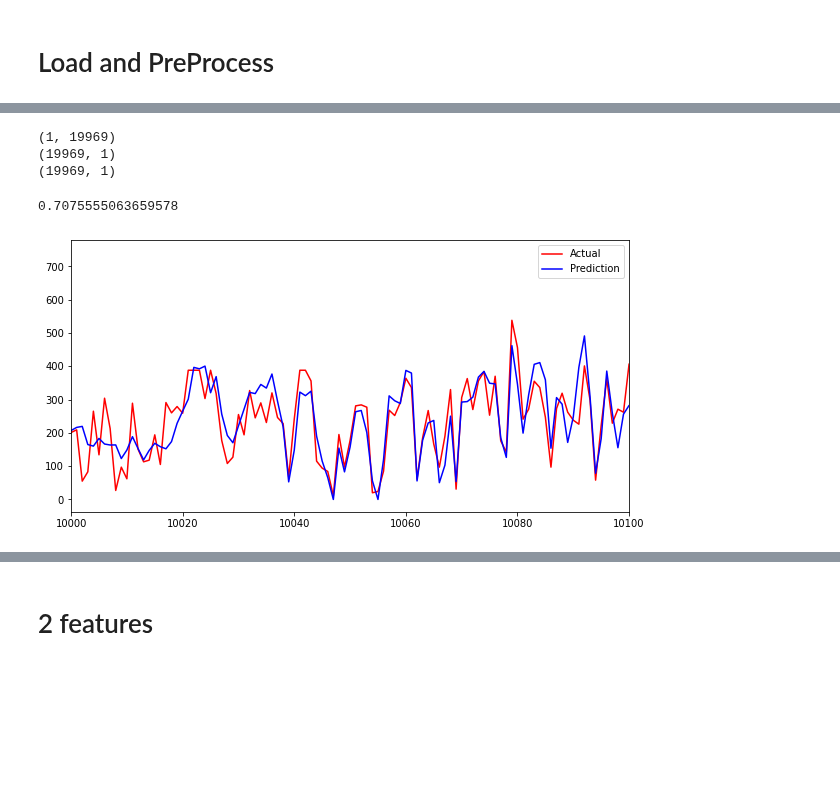
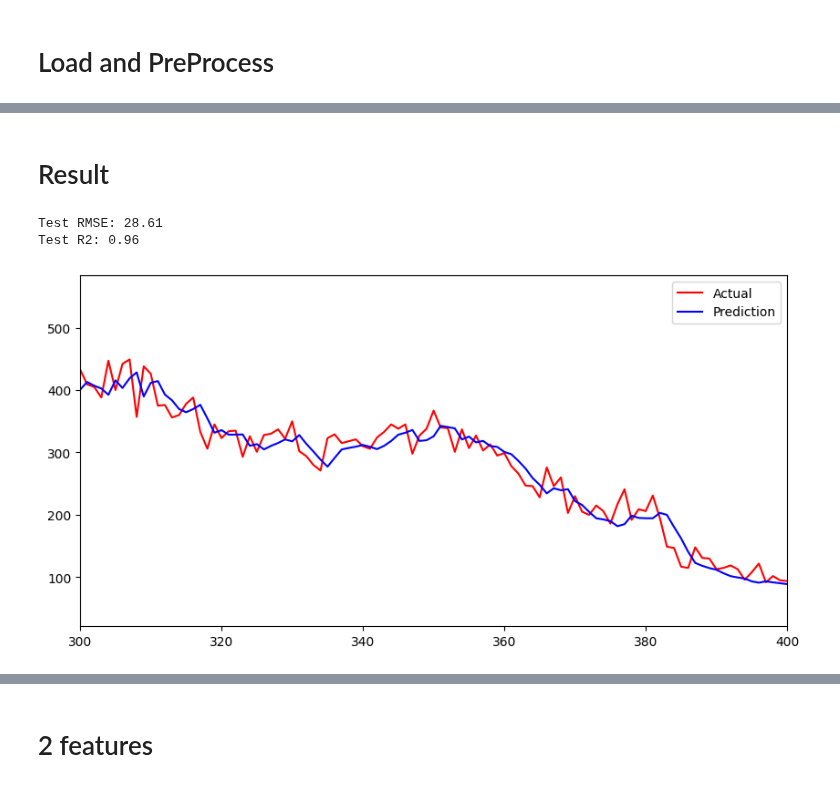
Before and after one commit to fredrikkortet/mt-hh, a Jupyter notebook: LSTM.ipynb, the cells around one changed output, grey strips where cells are left out. Drawn from its saved outputs; the diff is of its cells as text; code cells hidden in the pictures; blank space fills up the shorter version.

Commit message:
LSTM and GRU
model was changed and modified to be more slick

```diff
--- a/LSTM.ipynb
+++ b/LSTM.ipynb
@@ -48,0 +29,3 @@ new_set.head()
+# %%
+dataOG = get_data(1,2)
+print(dataOG.shape)
@@ -93,0 +65,11 @@ model = tf.keras.Sequential([
+# %%
+# Define the model architecture
+model = Sequential([
+    LSTM(64, input_shape=(seq_length, 1),return_sequences=True, unit_forget_bias=True),
+    LSTM(32,return_sequences=True),
+    LSTM(64,return_sequences=False),
+    Dense(1)
+])
+
+# Compile the model
+model.compile(loss='mean_squared_error', optimizer='adam')
@@ -94,18 +78,6 @@ model = tf.keras.Sequential([
 # %%
-
-# Compile the model
-model.compile(loss='mean_squared_error', optimizer='adam')
-
 # Train the model
-history = model.fit(trainX, trainY, epochs=20, batch_size=64, validation_data=(testX, testY))
+model.fit(trainX, trainY, epochs=20, batch_size=64, validation_data=(testX, testY))
 
 # Make predictions on the test data
 testPredict = model.predict(testX)
-
-# Inverse transform the predictions and actual values
-testPredict = scaler.inverse_transform(testPredict)
-testY = scaler.inverse_transform([testY])
-
-# Calculate root mean squared error
-rmse = np.sqrt(np.mean((testPredict - testY) ** 2))
-print('Test RMSE: %.2f' % rmse)
@@ -112,22 +102,29 @@ print('Test RMSE: %.2f' % rmse)
-# %%
-testYshape=testY.reshape(19969,1)
-print(testY.shape)
-print(testYshape.shape)
-print(testPredict.shape)
-r2s = metrics.r2_score(y_true=testYshape,y_pred=testPredict)
-r2s
-# %% [output]
-(1, 19969)
-(19969, 1)
-(19969, 1)
-0.7075555063659578
+# %% [markdown]
+# Result
+# %%
+# Inverse transform the predictions and actual values
+testPredict = scaler.inverse_transform(testPredict)
+testY = scaler.inverse_transform([testY])
+
+# Calculate root mean squared error
+rmse = sqrt(mean_squared_error(testY[0],testPredict.reshape(-1,1)))
+
+# Calculate R2 score
+testYshape=testY.reshape(len(testY[0]),1)
+r2s = r2_score(y_true=testYshape,y_pred=testPredict)
+
+print('Test RMSE: %.2f' % rmse)
+print('Test R2: %.2f' % r2s)
+# %% [output]
+Test RMSE: 28.61
+Test R2: 0.96
 # %%
 plt.figure(figsize=(10,5))
 plt.plot(testYshape,color = 'red',label = 'Actual')
 plt.plot(testPredict,color = 'blue',label = 'Prediction')
 plt.legend()
-plt.xlim(10000,10100)
+plt.xlim(300,400)
 plt.show()
 # %% [output]
-[figure, old version]
+[figure, new version]
 # %%
```
Also changed, not shown: parts of 18 cells of this notebook, 1 other file.
